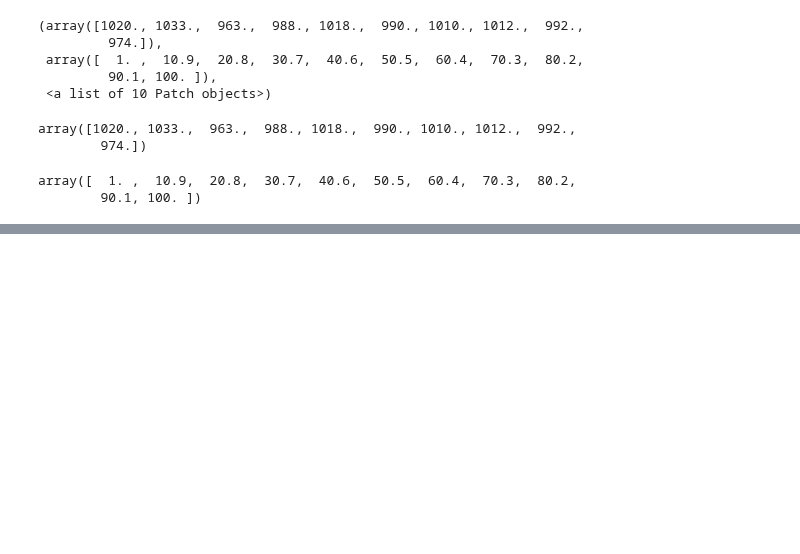
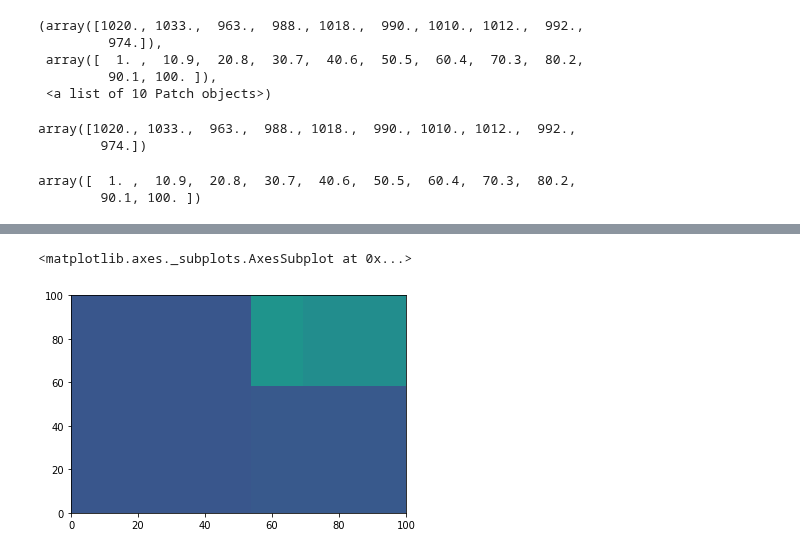
Before and after one commit to SuwareeThammakoonsate/data_viz_2022, a Jupyter notebook: DataViz04_Data_Comparison.ipynb, the cells around one changed output, grey strips where cells are left out. Saved outputs shown, nothing was run; the diff lists cells and outputs as text; code cells hidden in the pictures; blank space fills up the shorter version.

```diff
--- a/DataViz04_Data_Comparison.ipynb
+++ b/DataViz04_Data_Comparison.ipynb
@@ -352,0 +365,7 @@ array([  1. ,  10.9,  20.8,  30.7,  40.6,  50.5,  60.4,  70.3,  80.2,
+# %%
+data = [500, 250, 60, 120]
+# %%
+squarify.plot(data)
+# %% [output]
+<matplotlib.axes._subplots.AxesSubplot at 0x...>
+[figure, added]
```
Also changed, not shown: parts of 34 cells of this notebook.
